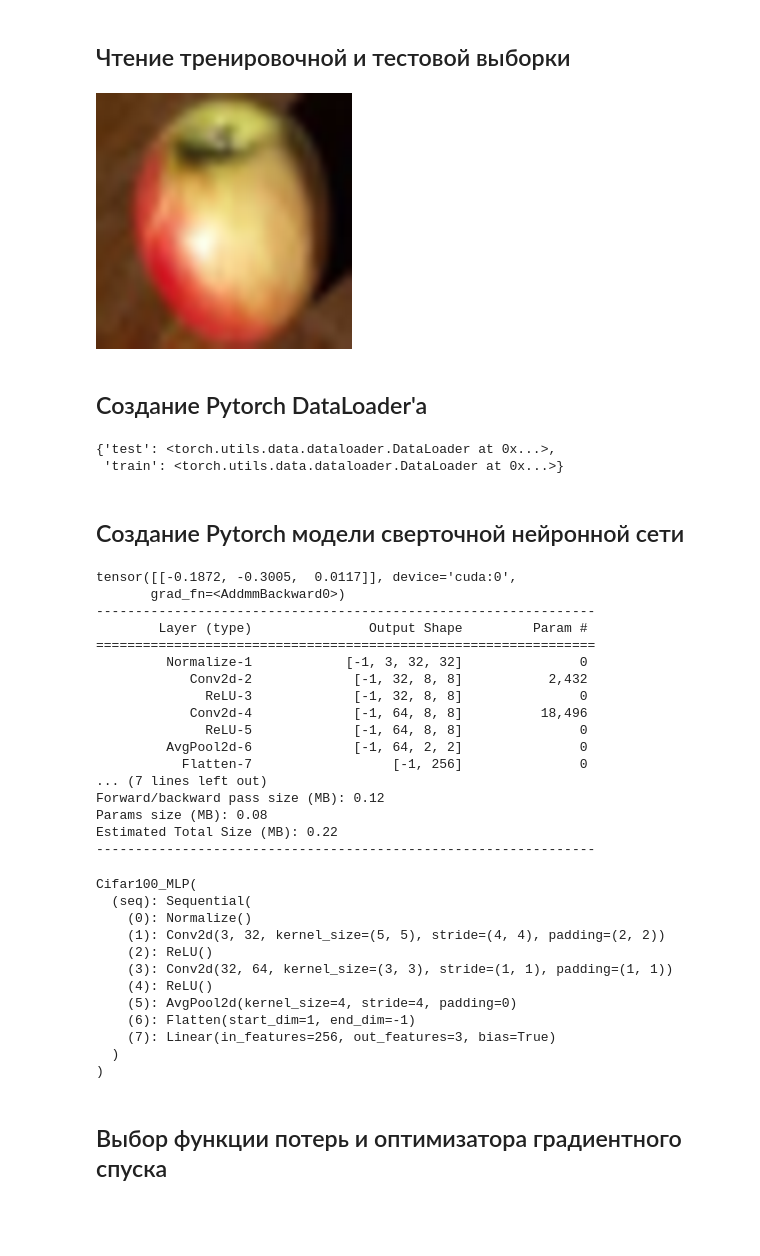
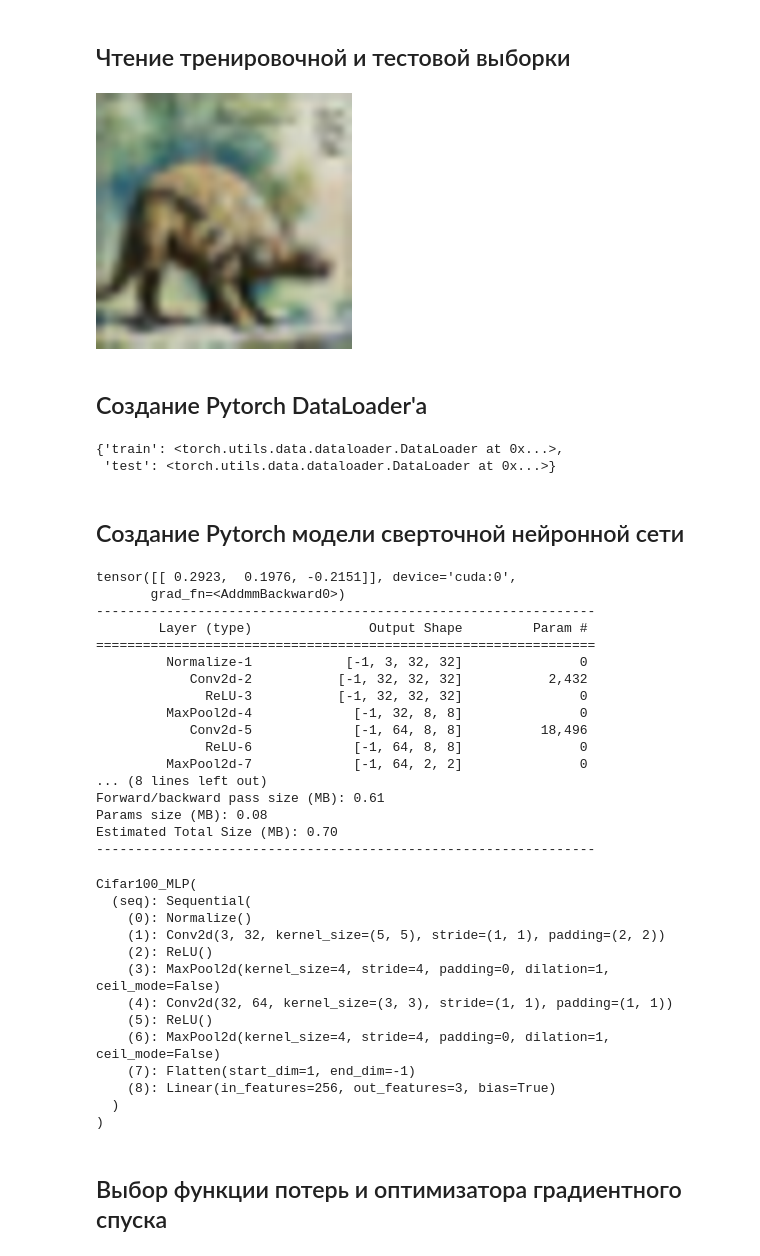
Before and after one commit to ksenia57/DeepLearning, a Jupyter notebook: notebooks/Lab2.ipynb, the cells around one changed output. Saved outputs shown, nothing was run; the diff lists cells and outputs as text; code cells hidden in the pictures; blank space fills up the shorter version.

```diff
--- a/notebooks/Lab2.ipynb
+++ b/notebooks/Lab2.ipynb
@@ -110,32 +110,32 @@ cifar-100-python/meta
 # %%
 with open('cifar-100-python/train', 'rb') as f:
     data_train = pickle.load(f, encoding='latin1')
 with open('cifar-100-python/test', 'rb') as f:
     data_test = pickle.load(f, encoding='latin1')
 
 # Здесь указать ваши классы по варианту!!!
-CLASSES = [0, 55, 58]
+CLASSES = [5, 29, 54]
 
 train_X = data_train['data'].reshape(-1, 3, 32, 32)
 train_X = np.transpose(train_X, [0, 2, 3, 1]) # NCWC -> NWHC
 train_y = np.array(data_train['fine_labels'])
 mask = np.isin(train_y, CLASSES)
 train_X = train_X[mask].copy()
 train_y = train_y[mask].copy()
 train_y = np.unique(train_y, return_inverse=1)[1]
 del data_train
 
 test_X = data_test['data'].reshape(-1, 3, 32, 32)
 test_X = np.transpose(test_X, [0, 2, 3, 1])
 test_y = np.array(data_test['fine_labels'])
 mask = np.isin(test_y, CLASSES)
 test_X = test_X[mask].copy()
 test_y = test_y[mask].copy()
 test_y = np.unique(test_y, return_inverse=1)[1]
 del data_test
 Image.fromarray(train_X[50]).resize((256,256))
 # %% [output]
-[figure, old version]
+[figure, new version]
 # %% [markdown]
 ## Создание Pytorch DataLoader'a
 # %%
@@ -150,8 +150,8 @@ for (X, y), part in zip([(train_X, train_y), (test_X, test_y)],
     dataloader[part] = DataLoader(dataset, batch_size=batch_size, shuffle=True) # создание экземпляра класса DataLoader
 dataloader
 # %% [output]
-{'test': <torch.utils.data.dataloader.DataLoader at 0x...>,
- 'train': <torch.utils.data.dataloader.DataLoader at 0x...>}
+{'train': <torch.utils.data.dataloader.DataLoader at 0x...>,
+ 'test': <torch.utils.data.dataloader.DataLoader at 0x...>}
 # %% [markdown]
 ## Создание Pytorch модели сверточной нейронной сети
 # %%
@@ -182,12 +182,17 @@ class Cifar100_MLP(nn.Module):
         self.seq = nn.Sequential(
             Normalize([0.5074,0.4867,0.4411],[0.2011,0.1987,0.2025]),
             # первый способ уменьшения размерности картинки - через stride
-            nn.Conv2d(3, HIDDEN_SIZE, 5, stride=4, padding=2),
+            # nn.Conv2d(3, HIDDEN_SIZE, 5, stride=4, padding=2),
+            nn.Conv2d(3, HIDDEN_SIZE, 5, stride=1, padding=2),
             nn.ReLU(),
+            # nn.AvgPool2d(4),
+            nn.MaxPool2d(4),
             # второй способ уменьшения размерности картинки - через слой пуллинг
             nn.Conv2d(HIDDEN_SIZE, HIDDEN_SIZE*2, 3, stride=1, padding=1),
+            # nn.Conv2d(HIDDEN_SIZE, HIDDEN_SIZE*2, 3, stride=4, padding=1),
             nn.ReLU(),
-            nn.AvgPool2d(4),#nn.MaxPool2d(4),
+            # nn.AvgPool2d(4),
+            nn.MaxPool2d(4),
             nn.Flatten(),
             nn.Linear(HIDDEN_SIZE*8, classes),
         )
@@ -203,33 +208,34 @@ print(model(torch.rand(1, 32, 32, 3).to(device)))
 summary(model, input_size=(32, 32, 3))
 model
 # %% [output]
-tensor([[-0.1872, -0.3005,  0.0117]], device='cuda:0',
+tensor([[ 0.2923,  0.1976, -0.2151]], device='cuda:0',
        grad_fn=<AddmmBackward0>)
 ----------------------------------------------------------------
         Layer (type)               Output Shape         Param #
 ================================================================
          Normalize-1            [-1, 3, 32, 32]               0
-            Conv2d-2             [-1, 32, 8, 8]           2,432
-              ReLU-3             [-1, 32, 8, 8]               0
-            Conv2d-4             [-1, 64, 8, 8]          18,496
-              ReLU-5             [-1, 64, 8, 8]               0
-         AvgPool2d-6             [-1, 64, 2, 2]               0
-           Flatten-7                  [-1, 256]               0
-... (7 lines left out)
-Forward/backward pass size (MB): 0.12
+            Conv2d-2           [-1, 32, 32, 32]           2,432
+              ReLU-3           [-1, 32, 32, 32]               0
+         MaxPool2d-4             [-1, 32, 8, 8]               0
+            Conv2d-5             [-1, 64, 8, 8]          18,496
+              ReLU-6             [-1, 64, 8, 8]               0
+         MaxPool2d-7             [-1, 64, 2, 2]               0
+... (8 lines left out)
+Forward/backward pass size (MB): 0.61
 Params size (MB): 0.08
-Estimated Total Size (MB): 0.22
+Estimated Total Size (MB): 0.70
 ----------------------------------------------------------------
 Cifar100_MLP(
   (seq): Sequential(
     (0): Normalize()
-    (1): Conv2d(3, 32, kernel_size=(5, 5), stride=(4, 4), padding=(2, 2))
+    (1): Conv2d(3, 32, kernel_size=(5, 5), stride=(1, 1), padding=(2, 2))
     (2): ReLU()
-    (3): Conv2d(32, 64, kernel_size=(3, 3), stride=(1, 1), padding=(1, 1))
-    (4): ReLU()
-    (5): AvgPool2d(kernel_size=4, stride=4, padding=0)
-    (6): Flatten(start_dim=1, end_dim=-1)
-    (7): Linear(in_features=256, out_features=3, bias=True)
+    (3): MaxPool2d(kernel_size=4, stride=4, padding=0, dilation=1, ceil_mode=False)
+    (4): Conv2d(32, 64, kernel_size=(3, 3), stride=(1, 1), padding=(1, 1))
+    (5): ReLU()
+    (6): MaxPool2d(kernel_size=4, stride=4, padding=0, dilation=1, ceil_mode=False)
+    (7): Flatten(start_dim=1, end_dim=-1)
+    (8): Linear(in_features=256, out_features=3, bias=True)
   )
 )
 # %% [markdown]
```
Also changed, not shown: parts of 9 cells of this notebook.
